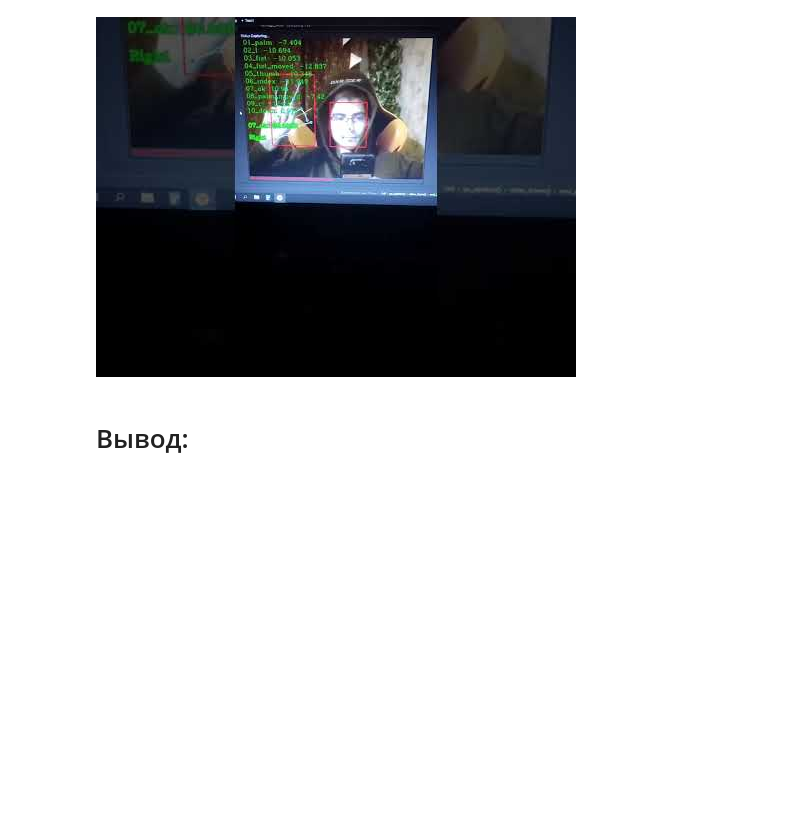
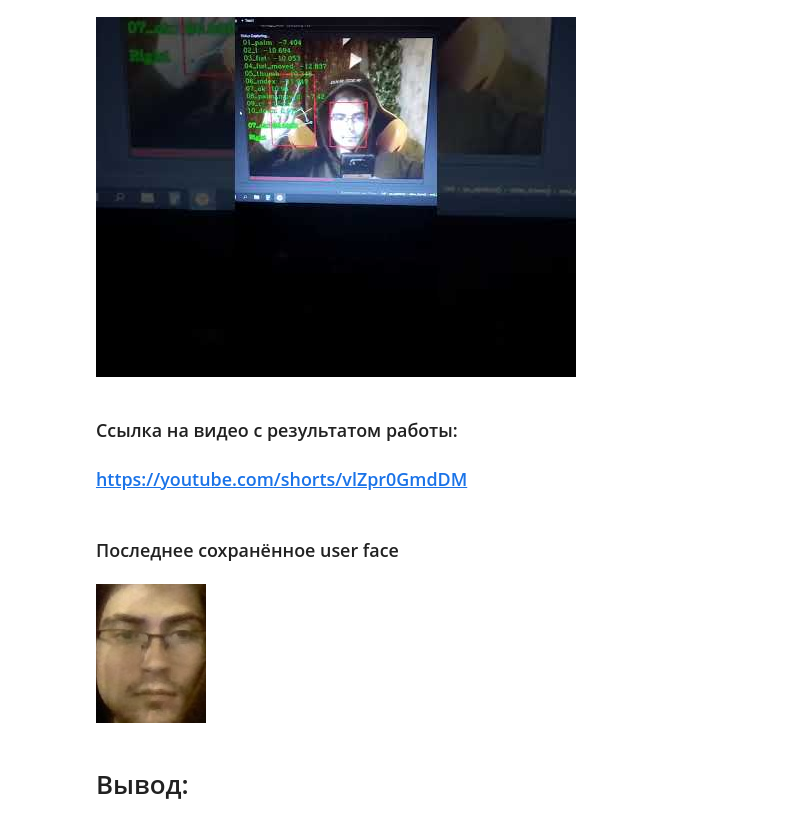
Before and after one commit to FKz11/NN_PyTorch, a Jupyter notebook: lesson_10.ipynb, the cells around one changed output. Drawn from its saved outputs; the diff is of its cells as text; code cells hidden in the pictures; blank space fills up the shorter version.

```diff
--- a/lesson_10.ipynb
+++ b/lesson_10.ipynb
@@ -1282,3 +1282,9 @@ from IPython.display import YouTubeVideo
 YouTubeVideo('vlZpr0GmdDM', width=500, height=900)
 # %% [output]
 [figure]
+# %% [markdown]
+### Ссылка на видео с результатом работы:
+
+### https://youtube.com/shorts/vlZpr0GmdDM
+# %% [markdown]
+### Последнее сохранённое user face
@@ -1285,3 +1293,7 @@ YouTubeVideo('vlZpr0GmdDM', width=500, height=900)
+# %%
+cv2_imshow(cv2.imread(f'./user faces/{os.listdir("./user faces")[-1]}'))
+# %% [output]
+[figure, added]
 # %% [markdown]
 # Вывод:
 # %% [markdown]
```
Also changed, not shown: parts of 1 cell of this notebook.
